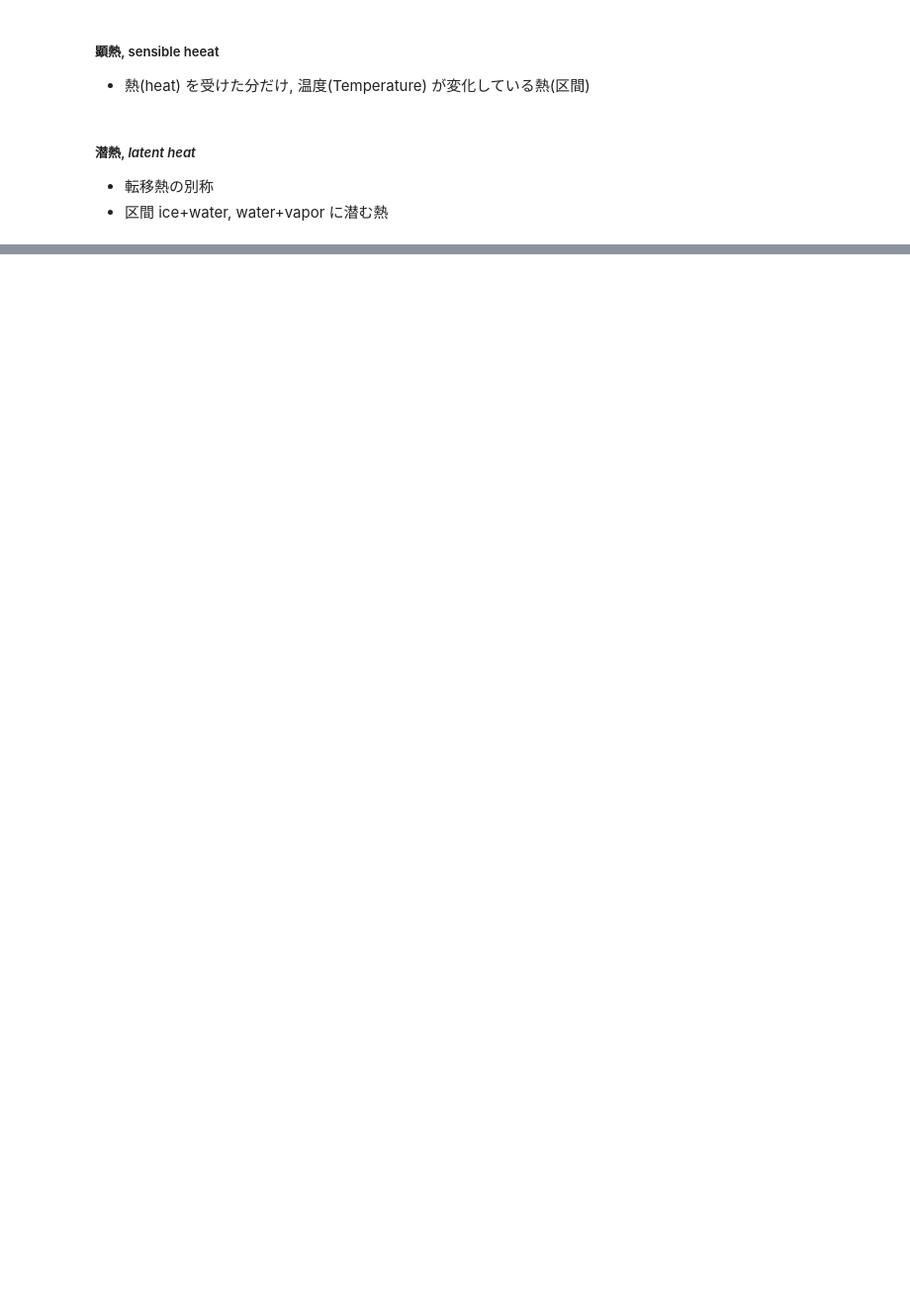
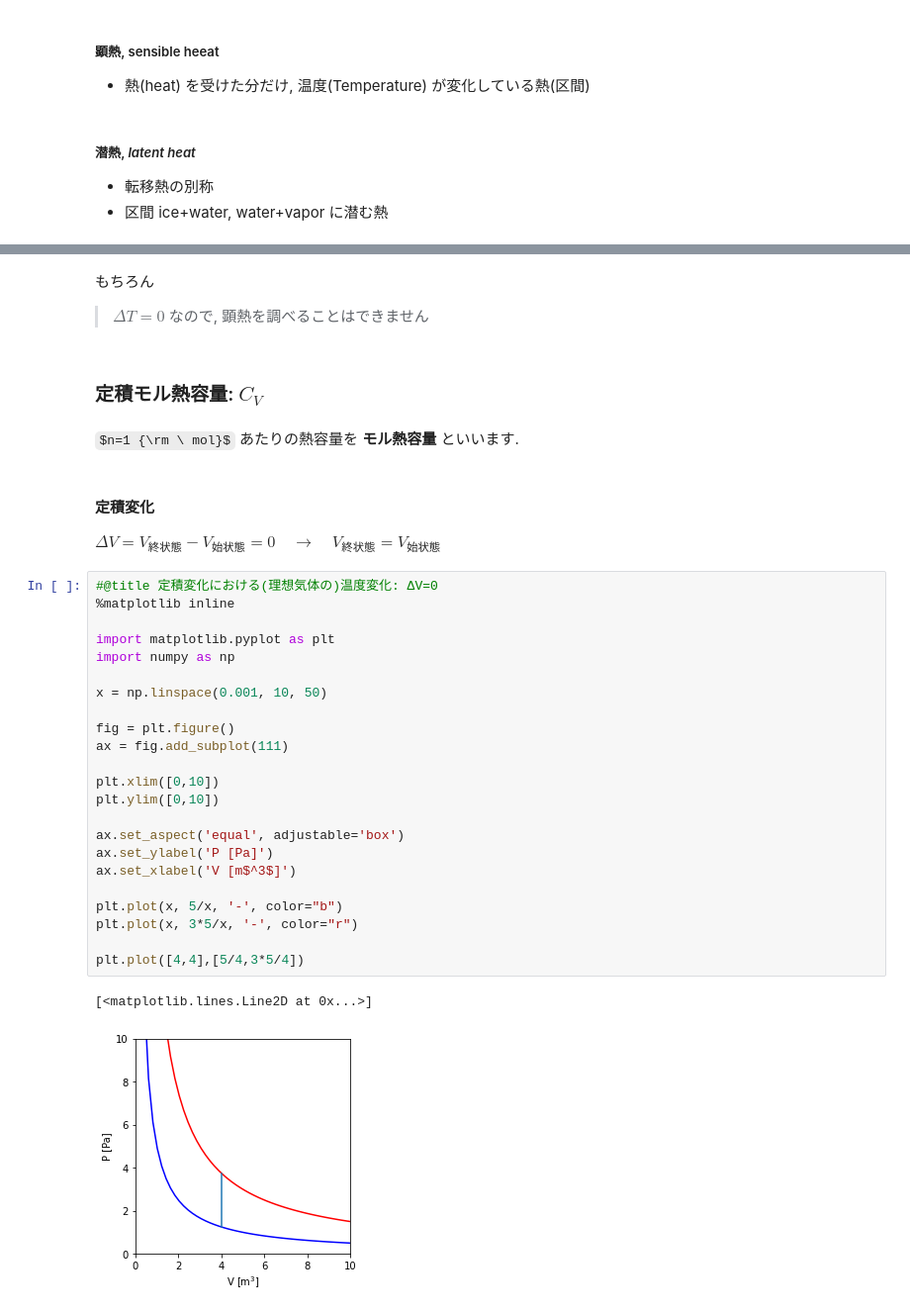
Before and after one commit to kzhkAKT/Phys2AKTuniv, a Jupyter notebook: 10_Oct/1502_理想気体のモル熱容量.ipynb, the cells around one changed output, grey strips where cells are left out. Shown at 99% size. Saved outputs shown, nothing was run; the diff lists cells and outputs as text; some formulas as TeX source; blank space fills up the shorter version.

```diff
--- a/10_Oct/1502_理想気体のモル熱容量.ipynb
+++ b/10_Oct/1502_理想気体のモル熱容量.ipynb
@@ -23,0 +70,37 @@
+# %% [markdown]
+もちろん
+> $\Delta T =0$ なので, 顕熱を調べることはできません
+# %% [markdown]
+### 定積モル熱容量: $C_V$
+# %% [markdown]
+$n=1 {\rm \ mol}$ あたりの熱容量を **モル熱容量** といいます.
+# %% [markdown]
+#### 定積変化
+
+$\Delta V = V_{終状態}-V_{始状態}=0 \quad \to \quad V_{終状態}=V_{始状態}$
+# %%
+#@title 定積変化における(理想気体の)温度変化: ΔV=0
+%matplotlib inline
+
+import matplotlib.pyplot as plt
+import numpy as np
+
+x = np.linspace(0.001, 10, 50)
+
+fig = plt.figure()
+ax = fig.add_subplot(111)
+
+plt.xlim([0,10])
+plt.ylim([0,10])
+
+ax.set_aspect('equal', adjustable='box')
+ax.set_ylabel('P [Pa]')
+ax.set_xlabel('V [m$^3$]')
+
+plt.plot(x, 5/x, '-', color="b")
+plt.plot(x, 3*5/x, '-', color="r")
+
+plt.plot([4,4],[5/4,3*5/4])
+# %% [output]
+[<matplotlib.lines.Line2D at 0x...>]
+[figure, added]
```
Also changed, not shown: parts of 18 cells of this notebook.
